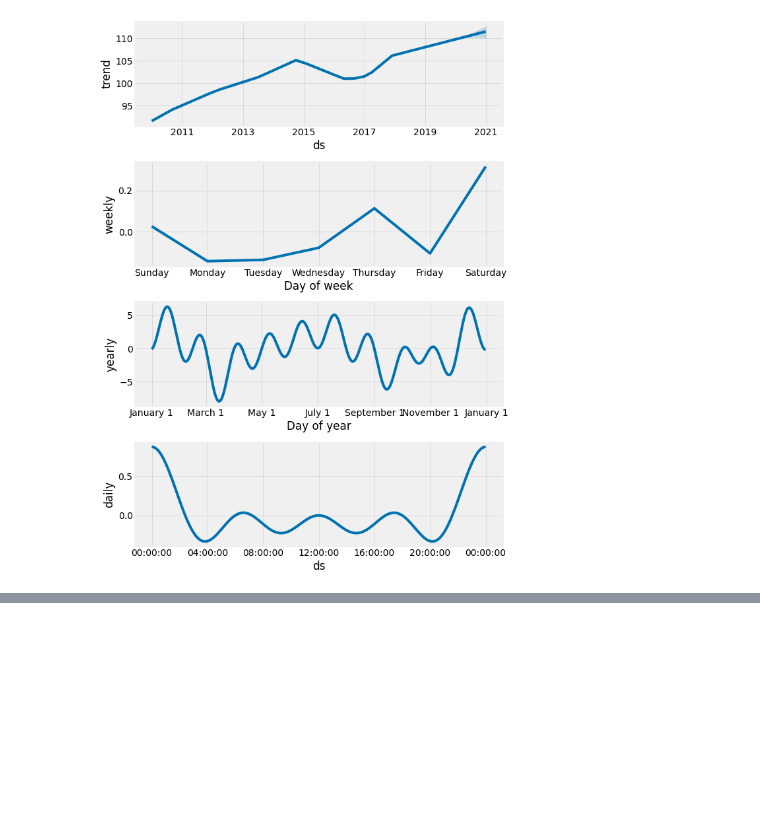
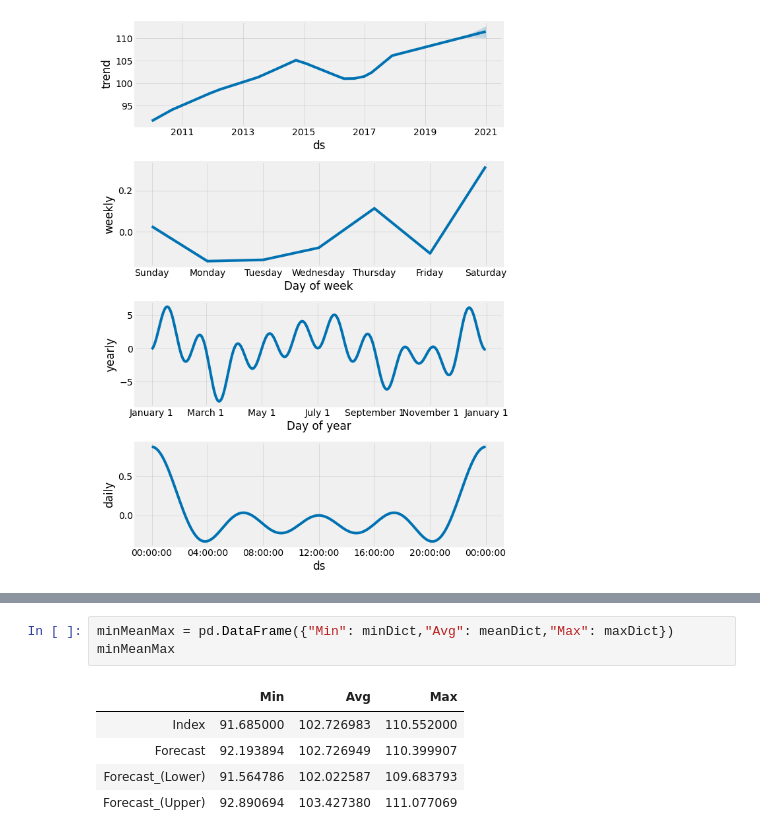
Before and after one commit to azagorowski/Analysis-and-forecast-of-stock-exchange-price-based-on-selected-indicators-using-machine-learning, a Jupyter notebook: scripts/azagorowski_scripts/Industrial_production_forecast_2021.ipynb, the cells around one changed output, grey strips where cells are left out. Saved outputs shown, nothing was run; the diff lists cells and outputs as text; blank space fills up the shorter version.

```diff
--- a/scripts/azagorowski_scripts/Industrial_production_forecast_2021.ipynb
+++ b/scripts/azagorowski_scripts/Industrial_production_forecast_2021.ipynb
@@ -143,0 +225,9 @@ py.iplot(fig)
+# %%
+minMeanMax = pd.DataFrame({"Min": minDict,"Avg": meanDict,"Max": maxDict})
+minMeanMax
+# %% [output]
+|  | Min | Avg | Max |
+| Index | 91.685000 | 102.726983 | 110.552000 |
+| Forecast | 92.193894 | 102.726949 | 110.399907 |
+| Forecast_(Lower) | 91.564786 | 102.022587 | 109.683793 |
+| Forecast_(Upper) | 92.890694 | 103.427380 | 111.077069 |
```
Also changed, not shown: parts of 7 cells of this notebook.
